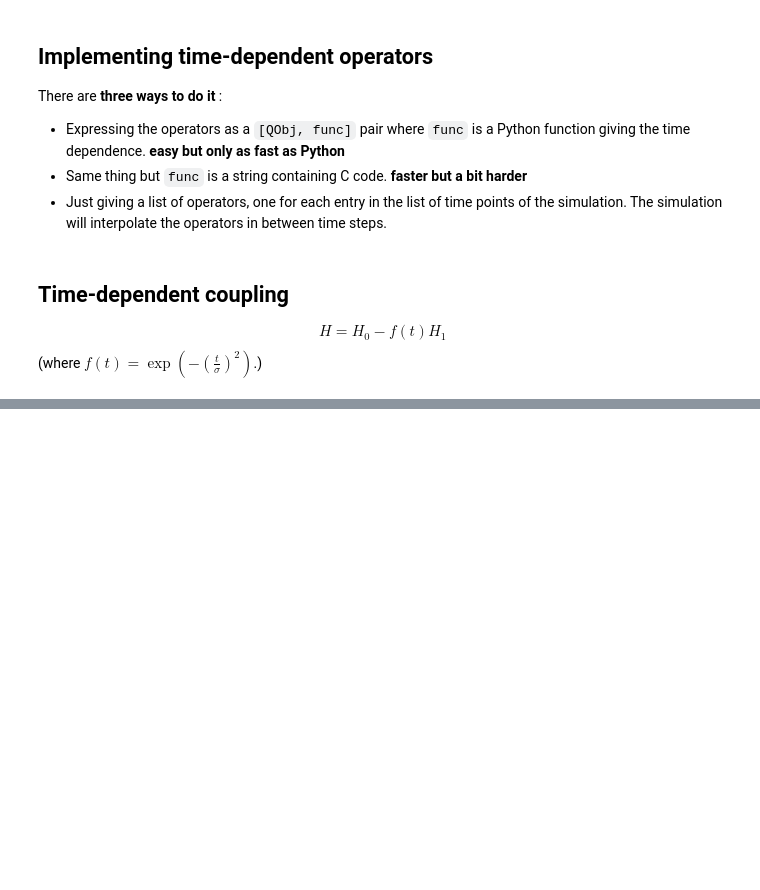
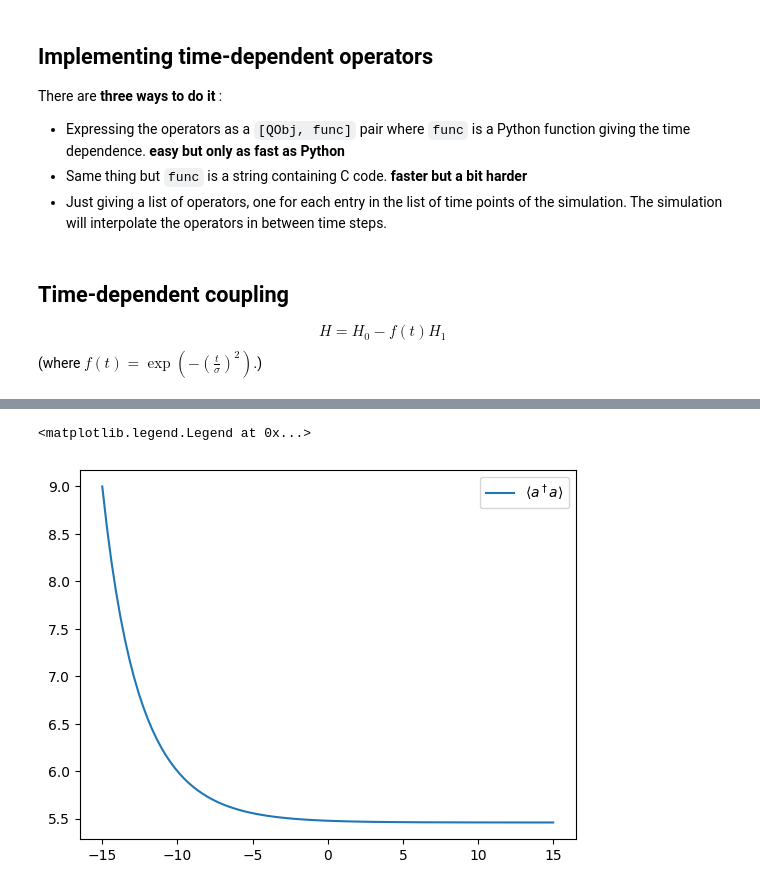
Before and after one commit to MechanicalPenguin225/quandelight, a Jupyter notebook: notebooks/discovering_qutip.ipynb, the cells around one changed output, grey strips where cells are left out. Drawn from its saved outputs; the diff is of its cells as text; code cells hidden in the pictures; blank space fills up the shorter version.

```diff
--- a/notebooks/discovering_qutip.ipynb
+++ b/notebooks/discovering_qutip.ipynb
@@ -159,0 +176,21 @@ H1 = (sigma_ue.dag() + sigma_ue)  # time-dependent term
+# %%
+kappa = 0.5
+
+def col_coeff(t, args):  # coefficient function
+    return np.sqrt(kappa * np.exp(-t))
+
+N = 10  # number of basis states
+a = destroy(N)
+H = a.dag() * a  # simple HO
+psi0 = basis(N, 9)  # initial state
+c_ops = [[a, col_coeff]]  # time-dependent collapse term
+times = np.linspace(0, 10, 100)
+output = mesolve(H, psi0, times, c_ops, [a.dag() * a])
+
+fig, ax = plt.subplots()
+
+ax.plot(t, output.expect[0], label = r'$\left\langle a^\dagger a\right\rangle$')
+ax.legend()
+# %% [output]
+<matplotlib.legend.Legend at 0x...>
+[figure, added]
```
Also changed, not shown: parts of 1 cell of this notebook, 2 other files.
